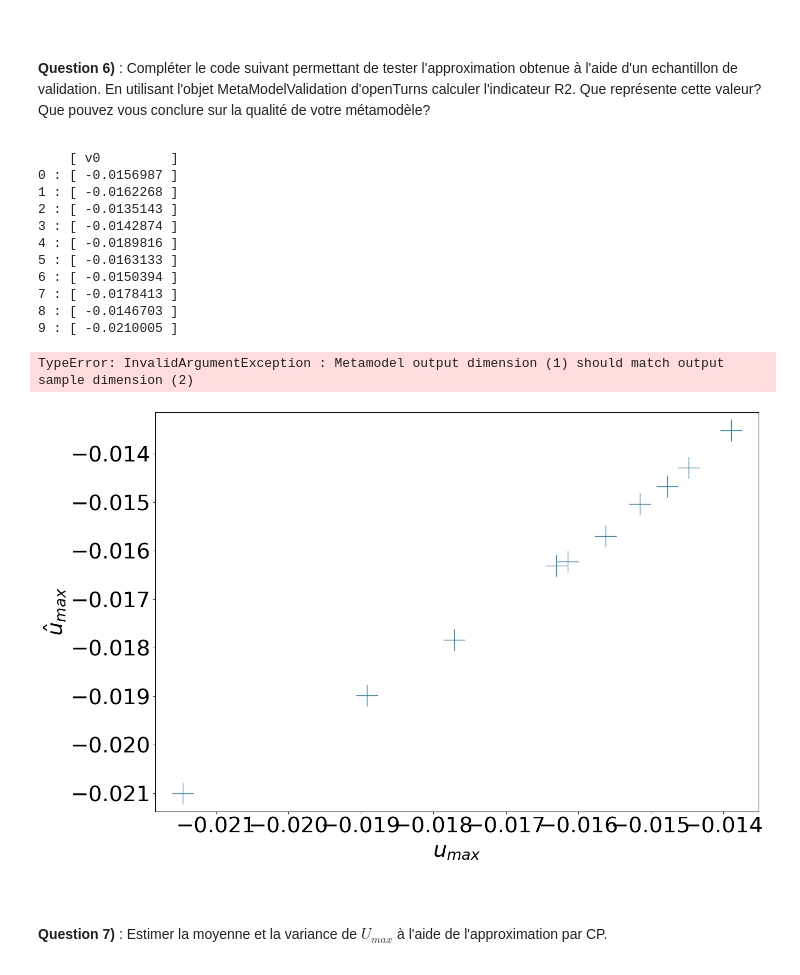
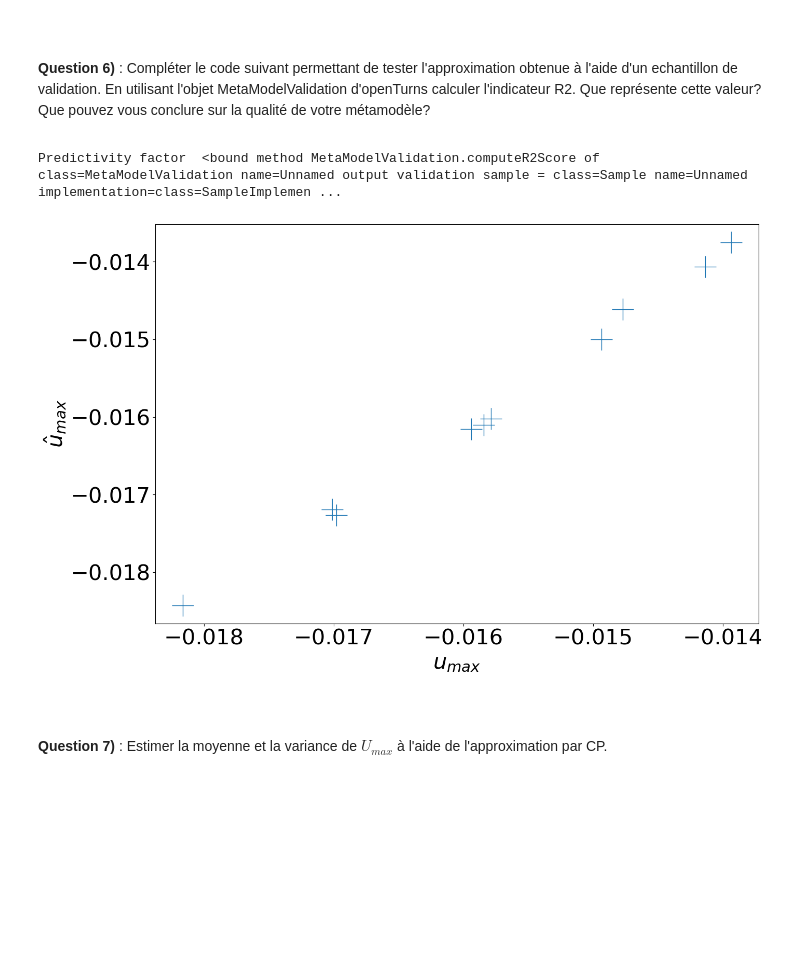
Before and after one commit to ali-hou-supaero/BE_4_Fiability, a Jupyter notebook: BE_4.ipynb, the cells around one changed output. Drawn from its saved outputs; the diff is of its cells as text; code cells hidden in the pictures; blank space fills up the shorter version.

```diff
--- a/BE_4.ipynb
+++ b/BE_4.ipynb
@@ -235,43 +235,32 @@ Maintenant que l'approximation par chaos polynomial est créée il est possible
 # %%
 n_validation = 10
 Echantillon_validation = input_distribution.getSample(n_validation)
 U_max = np.zeros((n_validation,1))
 ##Exécution du code EF pour chaque échantillon
 for i in range(n_validation):
     E = Echantillon_validation[i,0]
     b = Echantillon_validation[i,1]
     I = b*h**3/12.0
     l_max,u_max,U = find_max_dep(n_elem,L,E,I,Q)
     U_max[i] = u_max
 Meta_model = result_CP.getMetaModel() #A Completer
 U_CP = Meta_model(Echantillon_validation)
 fig = plt.figure(figsize=(15,10))
 ax = fig.add_subplot(111)
 ax.set_xlabel(r'$u_{max}$',fontsize = 30)
 ax.set_ylabel (r'$\hat{u}_{max}$',fontsize=30)
 ax.tick_params(labelsize=30)
 ax.plot(U_max,U_CP,'+',markersize= 30)
 
 #Q2 predictivity factor
 # Validation of the model
-val = ot.MetaModelValidation(Echantillon_validation, U_CP) # A COMPLETER
+val = ot.MetaModelValidation(U_max, U_CP) # A COMPLETER
 # Compute the first indicator : R2
-R2 = val.computePredictivityFactor() #A COMPLETER
+R2 = val.computeR2Score #A COMPLETER
 print('Predictivity factor ', R2)
 # %% [output]
-    [ v0         ]
-0 : [ -0.0156987 ]
-1 : [ -0.0162268 ]
-2 : [ -0.0135143 ]
-3 : [ -0.0142874 ]
-4 : [ -0.0189816 ]
-5 : [ -0.0163133 ]
-6 : [ -0.0150394 ]
-7 : [ -0.0178413 ]
-8 : [ -0.0146703 ]
-9 : [ -0.0210005 ]
+Predictivity factor  <bound method MetaModelValidation.computeR2Score of class=MetaModelValidation name=Unnamed output validation sample = class=Sample name=Unnamed implementation=class=SampleImplemen ...
-TypeError: InvalidArgumentException : Metamodel output dimension (1) should match output sample dimension (2)
-[figure, old version]
+[figure, new version]
 # %% [markdown]
 <p class="bg-primary" style="padding:1em">
 
```
Also changed, not shown: parts of 1 cell of this notebook.
